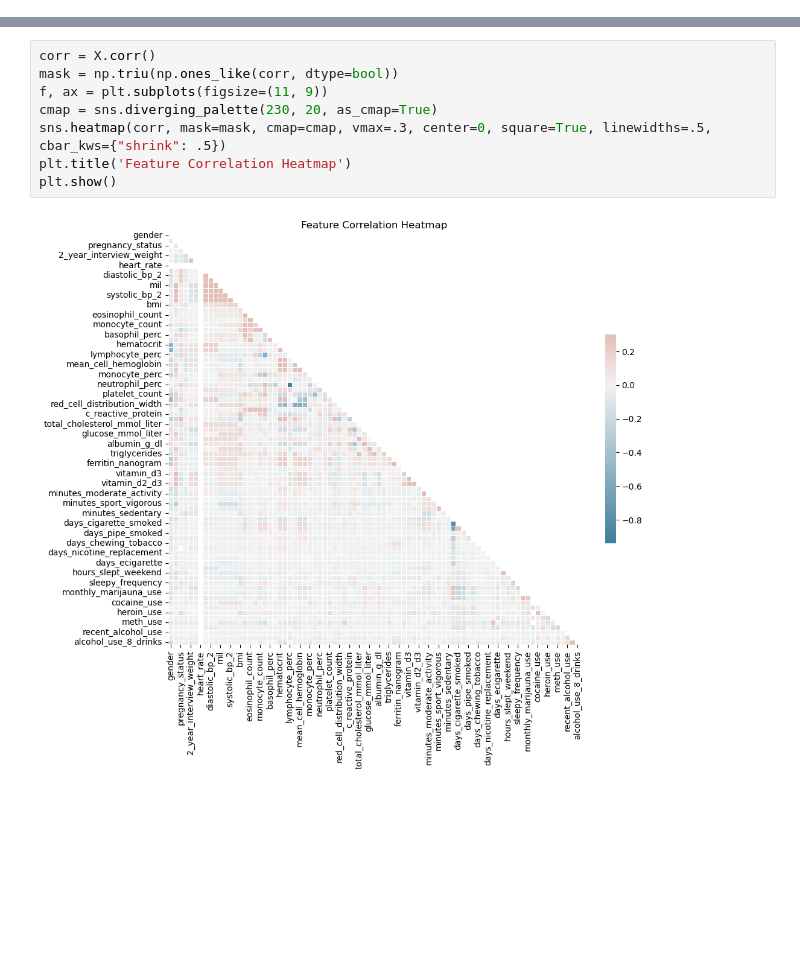
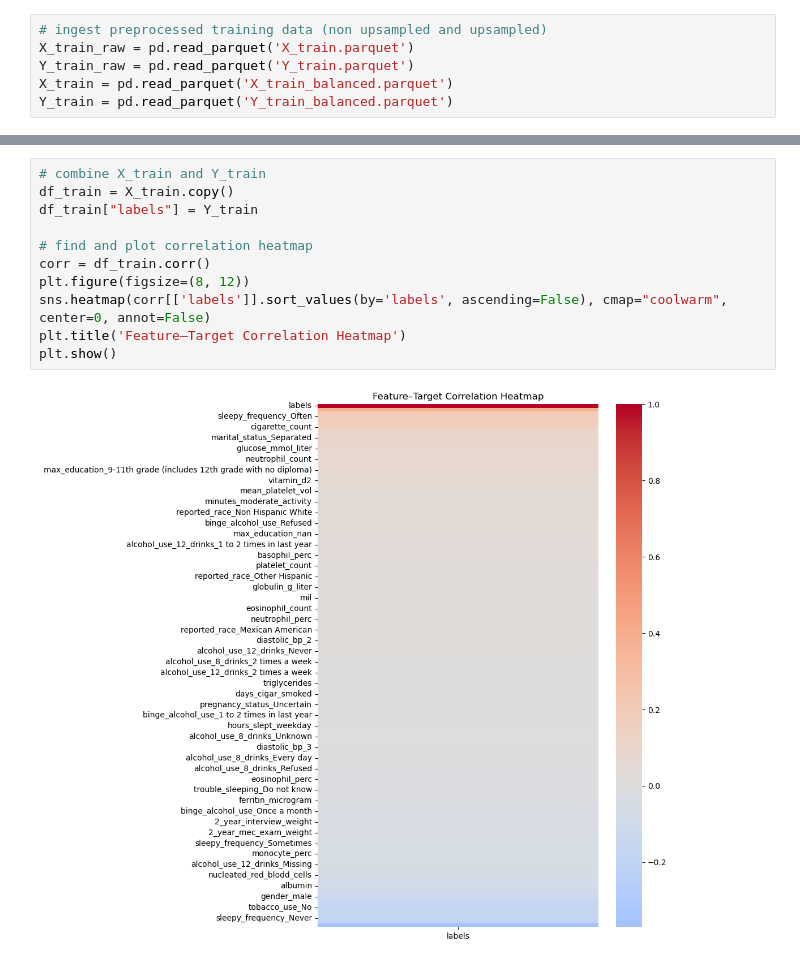
Before and after one commit to natdosan/data207-final-prject, a Jupyter notebook: src/tim_eda.ipynb, the cells around one changed output, grey strips where cells are left out. Cells and saved outputs as stored; diff of their text form; blank space fills up the shorter version.

Commit message:
Add files via upload
updated dataset, charts

```diff
--- a/src/tim_eda.ipynb
+++ b/src/tim_eda.ipynb
@@ -8,0 +8,6 @@ df = pd.read_parquet('compiled_data.parquet')
+# %%
+# ingest preprocessed training data (non upsampled and upsampled)
+X_train_raw = pd.read_parquet('X_train.parquet')
+Y_train_raw = pd.read_parquet('Y_train.parquet')
+X_train = pd.read_parquet('X_train_balanced.parquet')
+Y_train = pd.read_parquet('Y_train_balanced.parquet')
@@ -94,10 +198,13 @@ for col in X:
 # %%
-corr = X.corr()
-mask = np.triu(np.ones_like(corr, dtype=bool))
-f, ax = plt.subplots(figsize=(11, 9))
-cmap = sns.diverging_palette(230, 20, as_cmap=True)
-sns.heatmap(corr, mask=mask, cmap=cmap, vmax=.3, center=0, square=True, linewidths=.5, cbar_kws={"shrink": .5})
-plt.title('Feature Correlation Heatmap')
+# combine X_train and Y_train
+df_train = X_train.copy()
+df_train["labels"] = Y_train
+
+# find and plot correlation heatmap
+corr = df_train.corr()
+plt.figure(figsize=(8, 12))
+sns.heatmap(corr[['labels']].sort_values(by='labels', ascending=False), cmap="coolwarm", center=0, annot=False)
+plt.title('Feature–Target Correlation Heatmap')
 plt.show()
 # %% [output]
-[figure, old version]
+[figure, new version]
```
Also changed, not shown: parts of 12 cells of this notebook.
